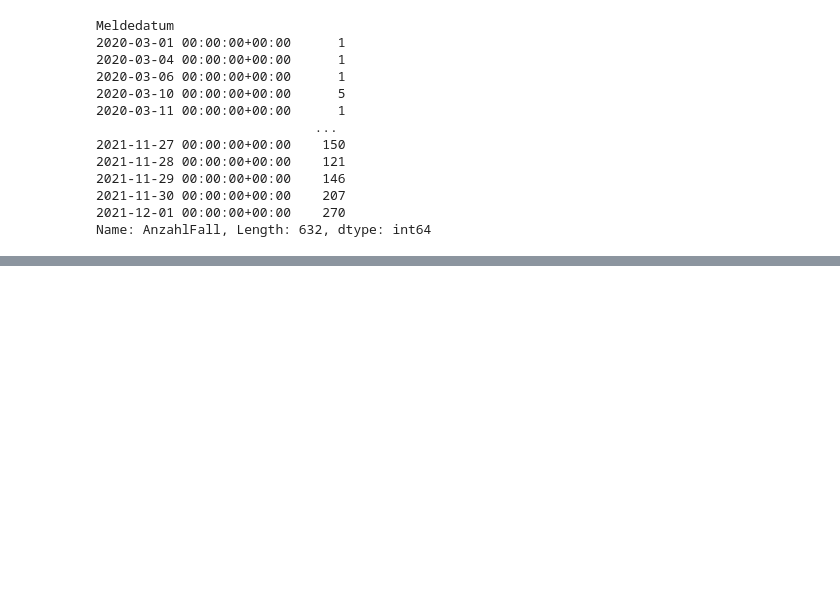
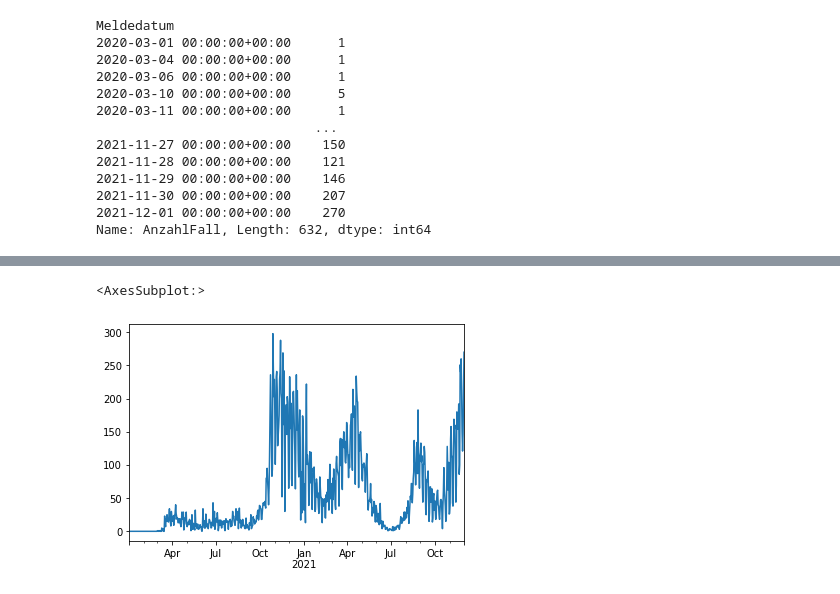
Before and after one commit to uliuphoff/RKI_Covid19_Tutorial, a Jupyter notebook: RKI_Covid_Tutorial_2.ipynb, the cells around one changed output, grey strips where cells are left out. Saved outputs shown, nothing was run; the diff lists cells and outputs as text; code cells hidden in the pictures; blank space fills up the shorter version.

```diff
--- a/RKI_Covid_Tutorial_2.ipynb
+++ b/RKI_Covid_Tutorial_2.ipynb
@@ -179,3 +246,18 @@ Meldedatum
 2021-11-30 00:00:00+00:00    207
 2021-12-01 00:00:00+00:00    270
 Name: AnzahlFall, Length: 632, dtype: int64
+# %%
+# Jetzt bauen wir uns unsere Ergebnistabelle zusammen:
+# Wir erzeugen einen leeren Datenframe mit dem Namen result, der als Index unsere Pandemie-Tagesliste enthält:
+
+result=pd.DataFrame(index=tagesliste)
+# %%
+# Und nun rufen wir automatisiert alle unsere Stad- und Landkriese ab und hängen sie in unseren result datenframe.
+# Das machen wir mit dem Befehl concat, also "zusammenfügen"
+# wichtig ist noch die info, dass jedeer sTadt- und Landkreis als neue Spalte angefügt wird und nicht als Zeile. Das steuern wir mit dem
+# Parameter axis=1. in pandas bedeutet axis=0 den Bezug auf die zeile und axis=1 den Bezug auf die Spalte.
+
+for lk in landkreise:
+    tmp=Faelle.xs(lk)
+    tmp.rename(lk, inplace=True)
+    result = pd.concat([result, tmp], axis=1)
@@ -181,0 +324,16 @@ Name: AnzahlFall, Length: 632, dtype: int64
+# %%
+# Richtig, die NaNs sind immer noch da.
+# Wer schon mal programmiert hat würde jetzt das Ergebnis der fillna Operation der variablen Result zuweisen
+
+# result = result.fillna(value=0)
+
+# Das kann man machen, es gibt aber auch einen Trick in Pandas, der das Ergebnis der Operation gleich auf die
+# Originaldatei anwendet. Das passiert, wenn man den Parameter inplace=True verwendet
+
+result.fillna(value=0, inplace=True)
+# %%
+# Als letzte kosmetische Operation wollen wir die Dezimalzahlen durch Integer ersetzen, dazu setzen wir einfach den Typ des Ergebnisses auf
+# int mit der funktion astype(). inplace funktioniert hier nicht, deswqegen müssen wir das Ergebnis
+# unserem resiltdataframe zuweisen.
+
+result = result.astype(int)
@@ -181,0 +367,9 @@ Name: AnzahlFall, Length: 632, dtype: int64
+# %%
+# Und das plotten geht nun ganz einfach und hier sieht man schön die Eleganz von Python und Pandas:
+# Wir greifen die Spalte vom Stadkreis Dusiburg heraus und plotten sie mit der Funktion plot()
+
+
+result['SK Duisburg'].plot()
+# %% [output]
+<AxesSubplot:>
+[figure, added]
```
Also changed, not shown: parts of 12 cells of this notebook.
